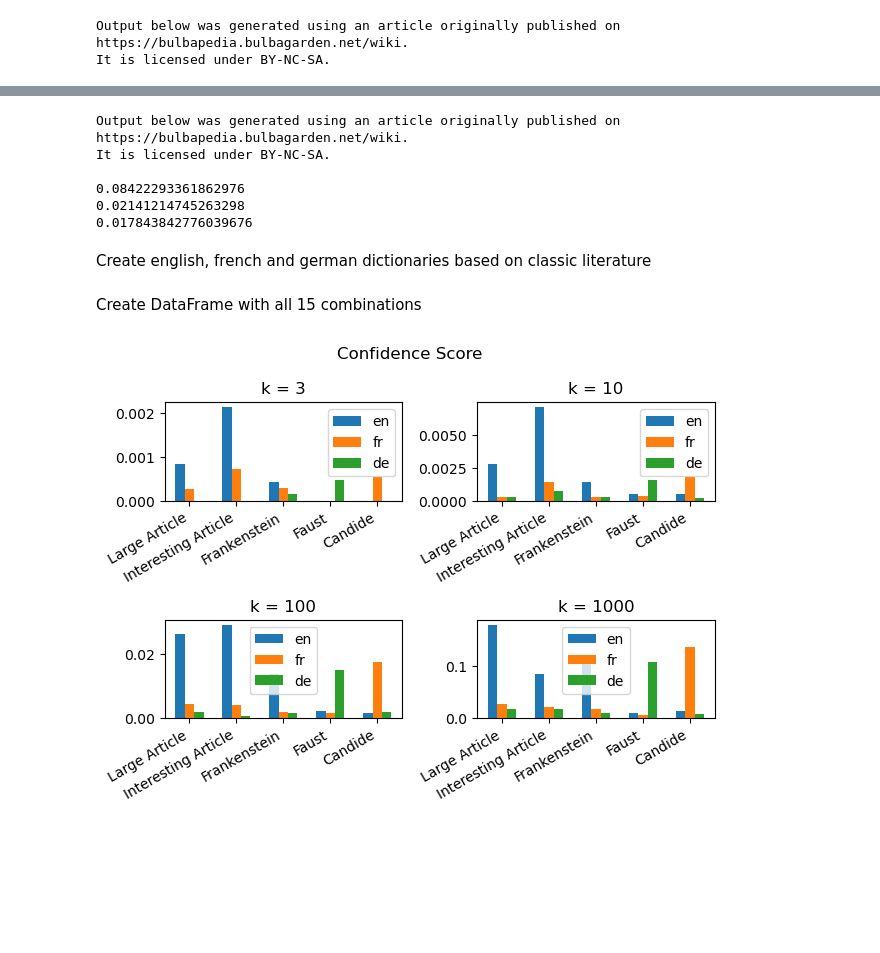
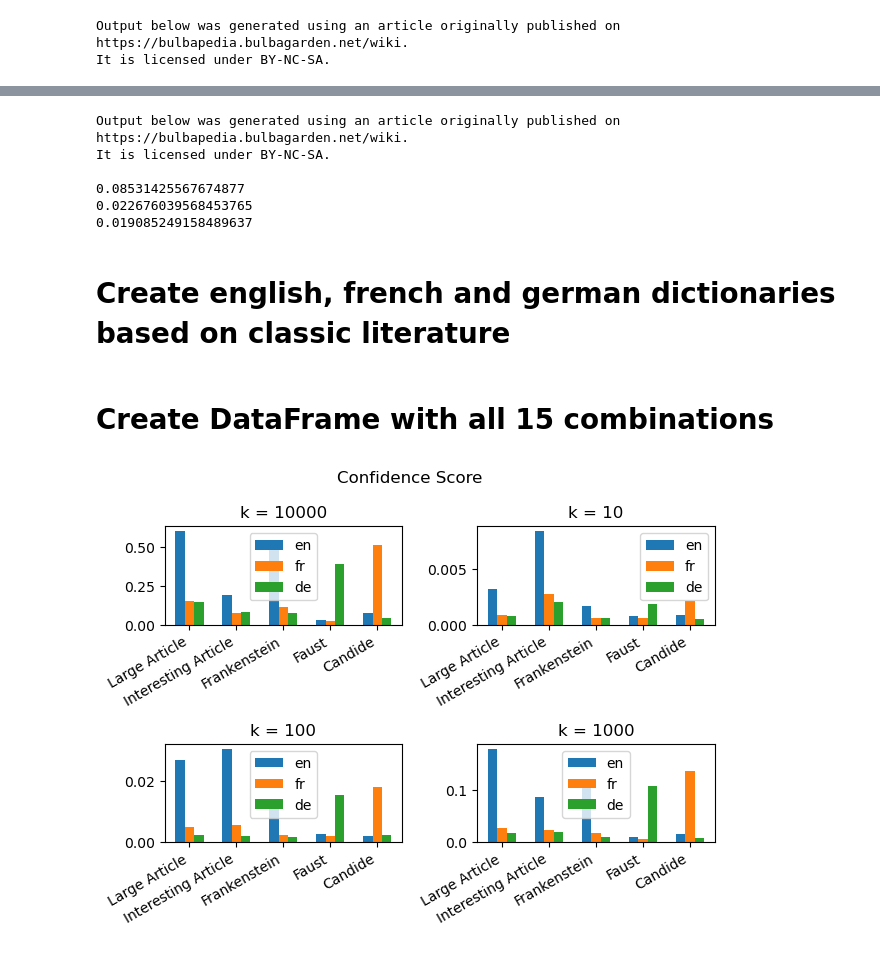
Before and after one commit to msaw7/wikiscraper, a Jupyter notebook: wikitools/language_analysis.ipynb, the cells around one changed output, grey strips where cells are left out. Saved outputs shown, nothing was run; the diff lists cells and outputs as text; code cells hidden in the pictures; blank space fills up the shorter version.

```diff
--- a/wikitools/language_analysis.ipynb
+++ b/wikitools/language_analysis.ipynb
@@ -11,7 +19,7 @@ def lang_confidence_score(word_counts: dict[str, float], language_words_with_fre
     for word in word_counts:
         if(word not in word_counts or word not in language_words_with_frequency):
             # Dictionary miss - we impose the most severe penalty.
-            deviation += 1
+            deviation += max(word_counts[word] / number_of_words, 1 - word_counts[word] / number_of_words)**2
         else:
             # Word found in dictionary - we impose penalty based on difference of frequency in text and frequency in dictionary.
             deviation += (word_counts[word] / number_of_words - language_words_with_frequency[word])**2
@@ -54,21 +66,13 @@ p = Path('./word-counts.json')
 
 lowest_score = 1
 
-for i in range(0, 1):
+if(p.exists()):
+    p.unlink()
 
-    if(p.exists()):
-        p.unlink()
+%run wikiscraper.py --count-words 'List of Pokémon by weight'
 
-    %run wikiscraper.py --count-words 'List_of_Pokémon_by_weight'
-
-    with open('./word-counts.json', 'r') as file:
-        potential_article = json.load(file)
-
-    if(len(potential_article) >= 20):
-        score = lang_confidence_score(potential_article, en_dict)
-        if(score < lowest_score):
-            lowest_score = score
-            interesting_article = potential_article
+with open('./word-counts.json', 'r') as file:
+    interesting_article = json.load(file)
 
 # Verify that the score is low
 
@@ -79,11 +83,11 @@ print(lang_confidence_score(interesting_article, de_dict))
 Output below was generated using an article originally published on https://bulbapedia.bulbagarden.net/wiki.
 It is licensed under BY-NC-SA.
 
-0.08422293361862976
-0.02141214745263298
-0.017843842776039676
+0.08531425567674877
+0.022676039568453765
+0.019085249158489637
 # %% [markdown]
-Create english, french and german dictionaries based on classic literature
+# Create english, french and german dictionaries based on classic literature
 # %%
 def text_to_dict(book_path):
     with open(book_path, 'r') as file:
@@ -99,39 +103,39 @@ frankenstein_dict = text_to_dict('./frankenstein.txt')
 faust_dict = text_to_dict('./faust.txt')
 candide_dict = text_to_dict('./candide.txt')
 # %% [markdown]
-Create DataFrame with all 15 combinations
+# Create DataFrame with all 15 combinations
 # %%
 import numpy as np
 import matplotlib.pyplot as plt
 
 texts = [large_article, interesting_article, frankenstein_dict, faust_dict, candide_dict]
 labels = ['Large Article', 'Interesting Article', 'Frankenstein', 'Faust', 'Candide']
 languages = ['en', 'fr', 'de']
 
 fig, axes = plt.subplots(2, 2)
 axes = axes.flatten()
 
-for idx, k in enumerate([3, 10, 100, 1000]):
+for idx, k in enumerate([10000, 10, 100, 1000]):
     matrix = np.empty([len(texts), len(languages)])
     for i, t in enumerate(texts):
         for j, l in enumerate(languages):
             matrix[i][j] = lang_confidence_score(t, create_lang_dict(k, l))
 
     x = np.arange(len(texts))
     width = 0.2
     ax = axes[idx]
 
     for j, l in enumerate(languages):
         ax.bar(x + j*width, matrix[:, j], width, label=l)
 
     ax.set_xticks(x + width)
     ax.set_xticklabels(labels, rotation = 30, ha='right')
     ax.set_title(f'k = {k}')
     ax.legend()
 
 fig.suptitle('Confidence Score')
 plt.tight_layout()
 plt.show()
 # %% [output]
-[figure, old version]
+[figure, new version]
 # %% [markdown]
```
Also changed, not shown: parts of 11 cells of this notebook, 3 other files.
